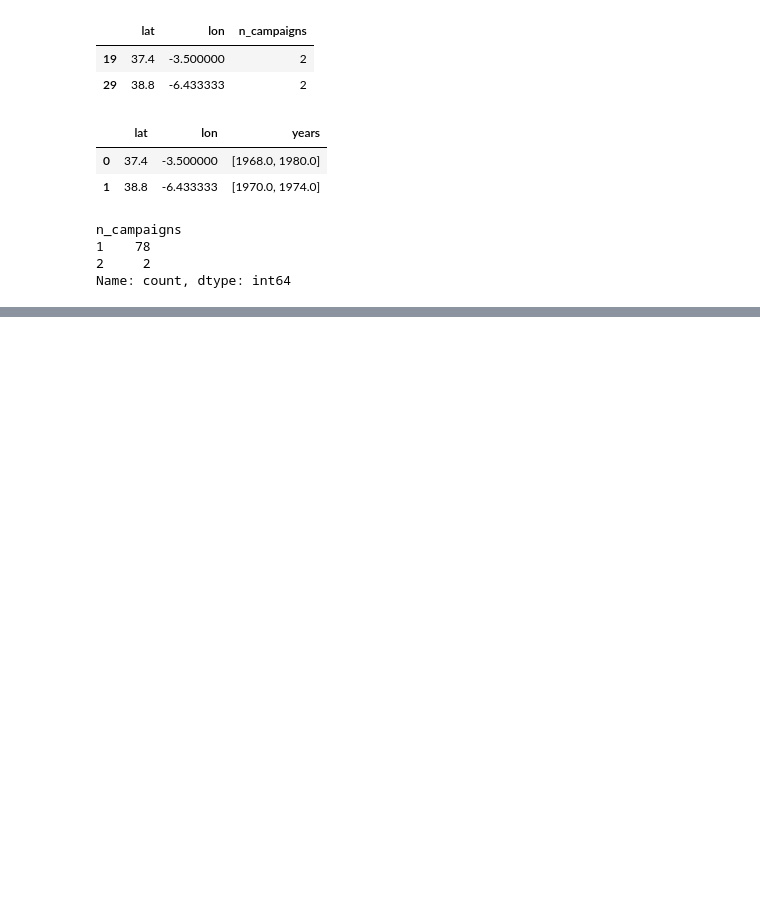
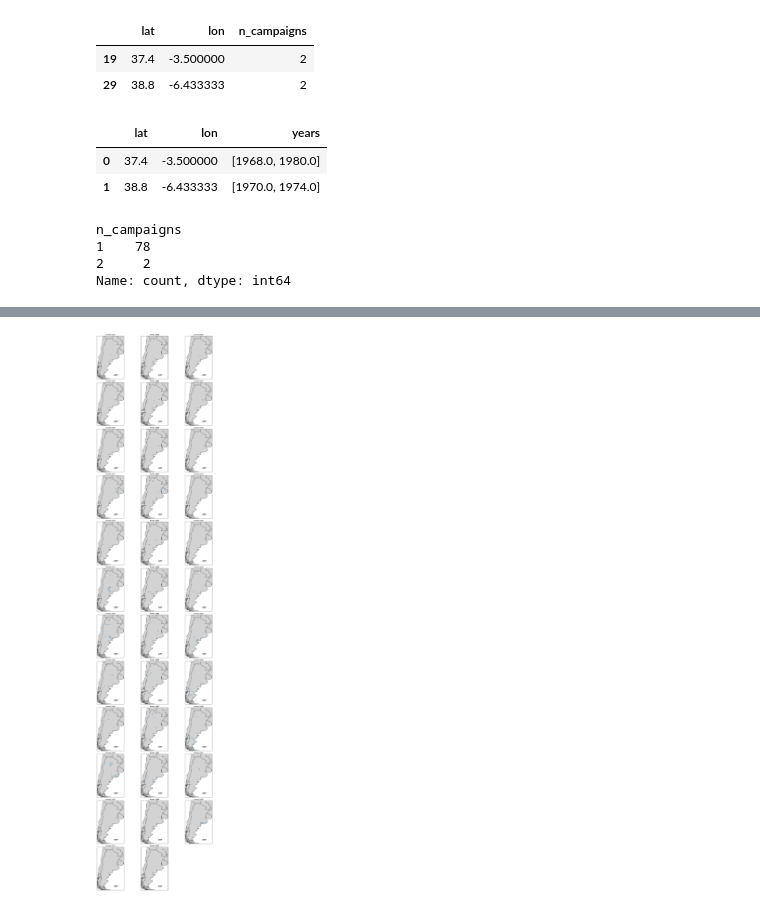
Before and after one commit to Conite002/SoilHive, a Jupyter notebook: notebook/06_analyse_by_country_argentine.ipynb, the cells around one changed output, grey strips where cells are left out. Saved outputs shown, nothing was run; the diff lists cells and outputs as text; code cells hidden in the pictures; blank space fills up the shorter version.

```diff
--- a/notebook/06_analyse_by_country_argentine.ipynb
+++ b/notebook/06_analyse_by_country_argentine.ipynb
@@ -1447,0 +1616,43 @@ Name: count, dtype: int64
+# %%
+import matplotlib.pyplot as plt
+import cartopy.crs as ccrs
+import cartopy.feature as cfeature
+import numpy as np
+
+# Points uniques
+df_unique = df_arg[['lat','lon','sampling_date']].drop_duplicates()
+df_unique = df_unique.dropna(subset=['sampling_date'])
+
+years = sorted(df_unique['sampling_date'].unique())
+
+n_years = len(years)
+ncols = 3
+nrows = int(np.ceil(n_years / ncols))
+
+fig = plt.figure(figsize=(15, 5*nrows))
+
+for i, year in enumerate(years):
+
+    ax = plt.subplot(nrows, ncols, i+1, projection=ccrs.PlateCarree())
+
+    ax.set_extent([-75, -53, -55, -20], crs=ccrs.PlateCarree())
+    ax.add_feature(cfeature.BORDERS)
+    ax.add_feature(cfeature.COASTLINE)
+    ax.add_feature(cfeature.LAND, facecolor="lightgrey")
+
+    df_year = df_unique[df_unique['sampling_date'] == year]
+
+    ax.scatter(
+        df_year['lon'],
+        df_year['lat'],
+        s=15,
+        alpha=0.7,
+        transform=ccrs.PlateCarree()
+    )
+
+    ax.set_title(f"Année {int(year)}")
+
+plt.tight_layout()
+plt.show()
+# %% [output]
+[figure, added]
```
Also changed, not shown: parts of 46 cells of this notebook, 7 other files.
